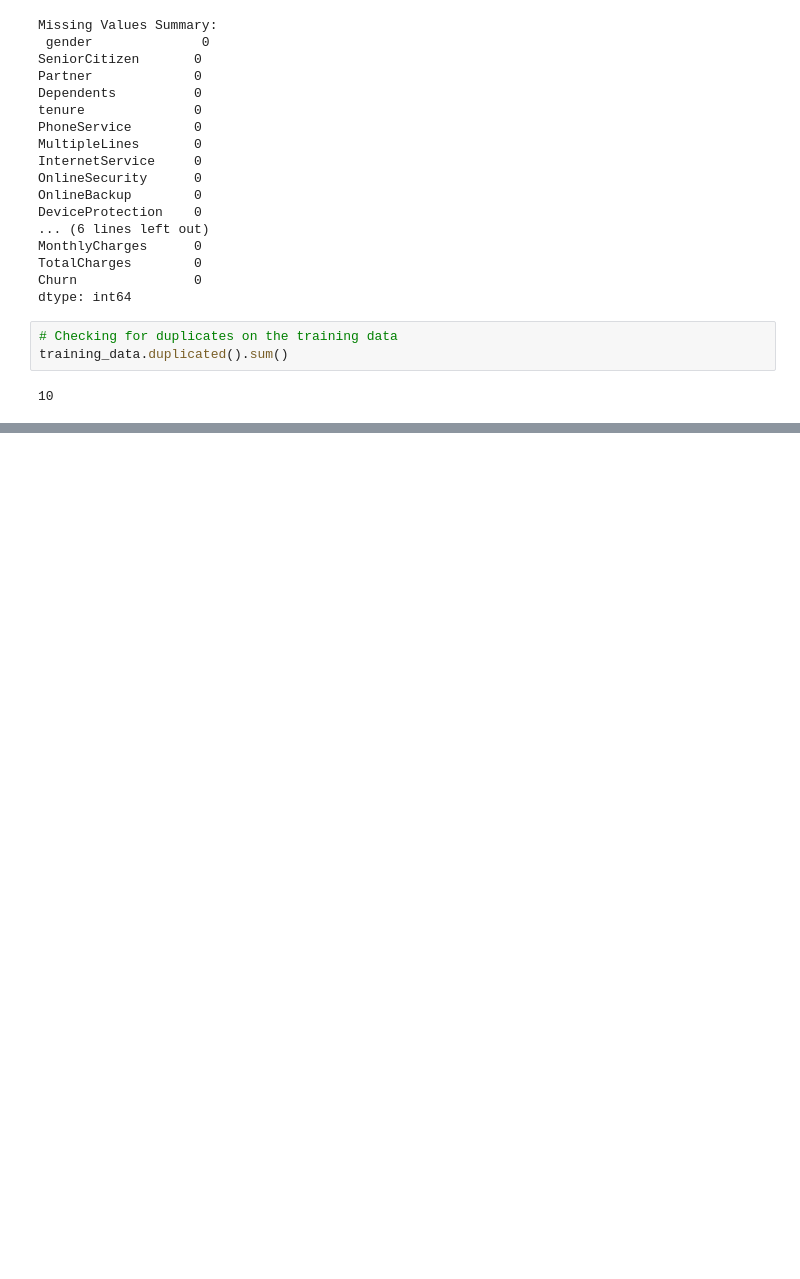
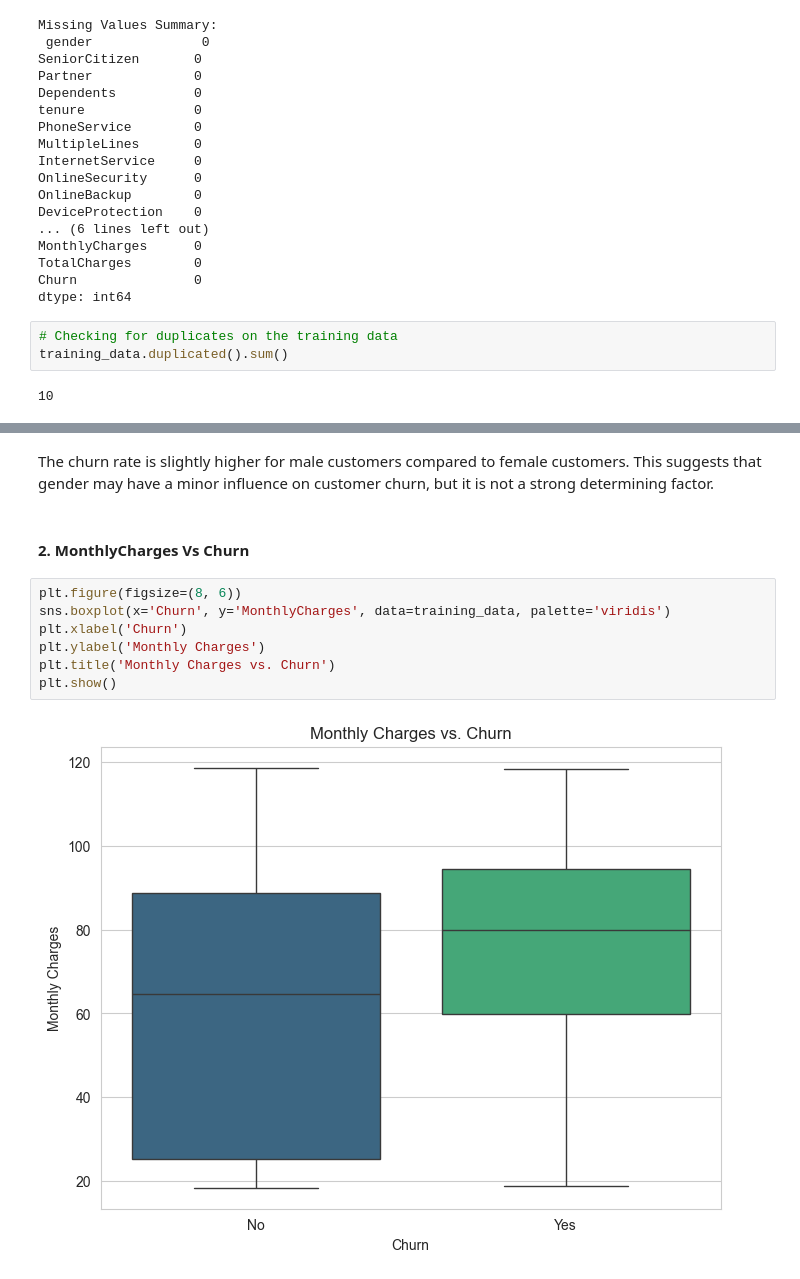
Before and after one commit to GeGe-K/Customer-Churn-Prediction, a Jupyter notebook: churn.ipynb, the cells around one changed output, grey strips where cells are left out. Saved outputs shown, nothing was run; the diff lists cells and outputs as text; blank space fills up the shorter version.

```diff
--- a/churn.ipynb
+++ b/churn.ipynb
@@ -937,0 +865,13 @@ plt.show()
+# %% [markdown]
+The churn rate is slightly higher for male customers compared to female customers. This suggests that gender may have a minor influence on customer churn, but it is not a strong determining factor.
+# %% [markdown]
+#### 2. MonthlyCharges Vs Churn
+# %%
+plt.figure(figsize=(8, 6))
+sns.boxplot(x='Churn', y='MonthlyCharges', data=training_data, palette='viridis')
+plt.xlabel('Churn')
+plt.ylabel('Monthly Charges')
+plt.title('Monthly Charges vs. Churn')
+plt.show()
+# %% [output]
+[figure, added]
```
Also changed, not shown: parts of 31 cells of this notebook, 2 other files.
